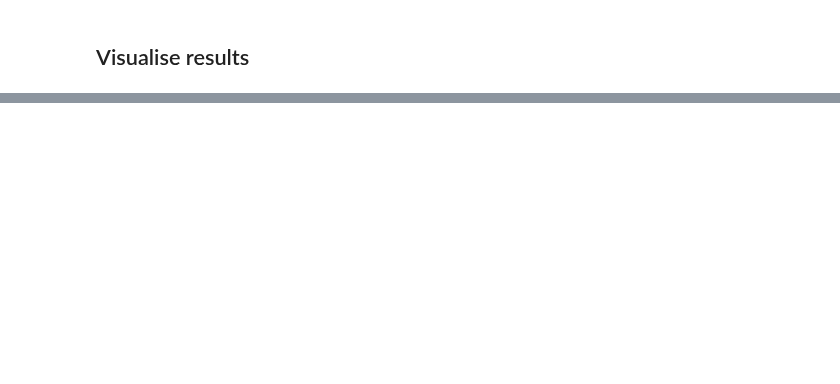
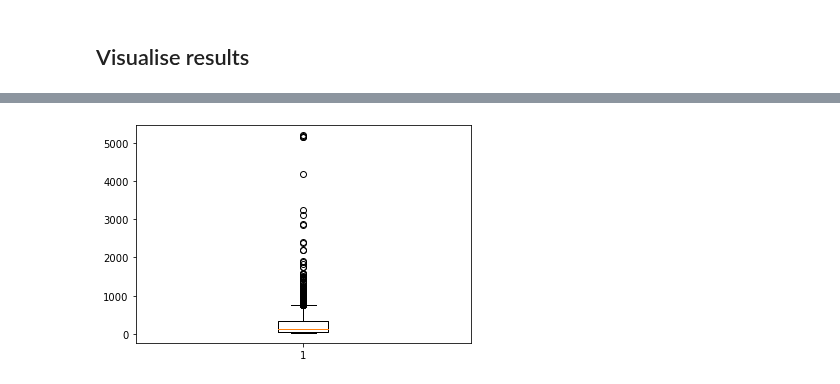
Before and after one commit to MagriLab/MD-CNN-AE, a Jupyter notebook: experiment-frequency.ipynb, the cells around one changed output, grey strips where cells are left out. Cells and saved outputs as stored; diff of their text form; code cells hidden in the pictures; blank space fills up the shorter version.

Commit message:
added vector dot product to frequency experiment

```diff
--- a/experiment-frequency.ipynb
+++ b/experiment-frequency.ipynb
@@ -395,3 +362,18 @@ plt.show()
+# %%
+# test orthogonality
+aemode1 = einsum('t y z u-> y z t u',np.squeeze(ae_modes[0,...]))
+aemode2 = einsum('t y z u-> y z t u',np.squeeze(ae_modes[0,...]))
+aemode1 = np.vstack((aemode1[:,:,:,0],aemode1[:,:,:,1]))
+aemode2 = np.vstack((aemode2[:,:,:,0],aemode2[:,:,:,1]))
+aemode1 = np.reshape(aemode1,(-1,Ntrain))
+aemode2 = np.reshape(aemode2,(-1,Ntrain))
+modes_dot_product = np.diag(einsum('ij,ik',aemode1,aemode2))
+# np.savetxt("/home/ym917/Results/MD-CNN-AE/train-on-time-coefficient/no-regularisation/modes_dot_product.csv",modes_dot_product,delimiter=',')
+plt.figure()
+plt.boxplot(modes_dot_product)
+plt.show()
+# %% [output]
+[figure, added]
 # %%
 c = []
 c.append(recons_data[:,:,:,0])
```
Also changed, not shown: parts of 12 cells of this notebook, 2 other files.
